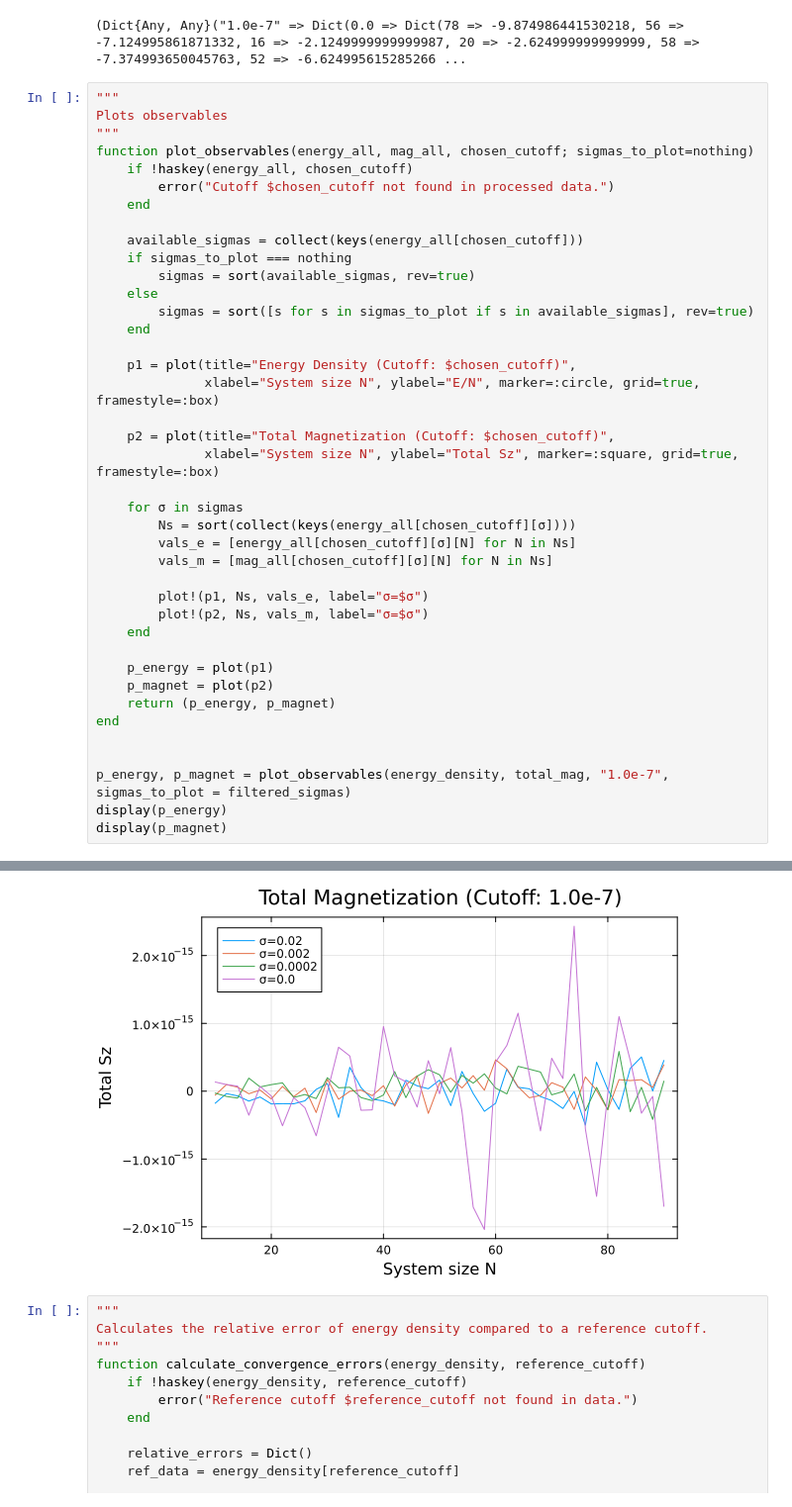
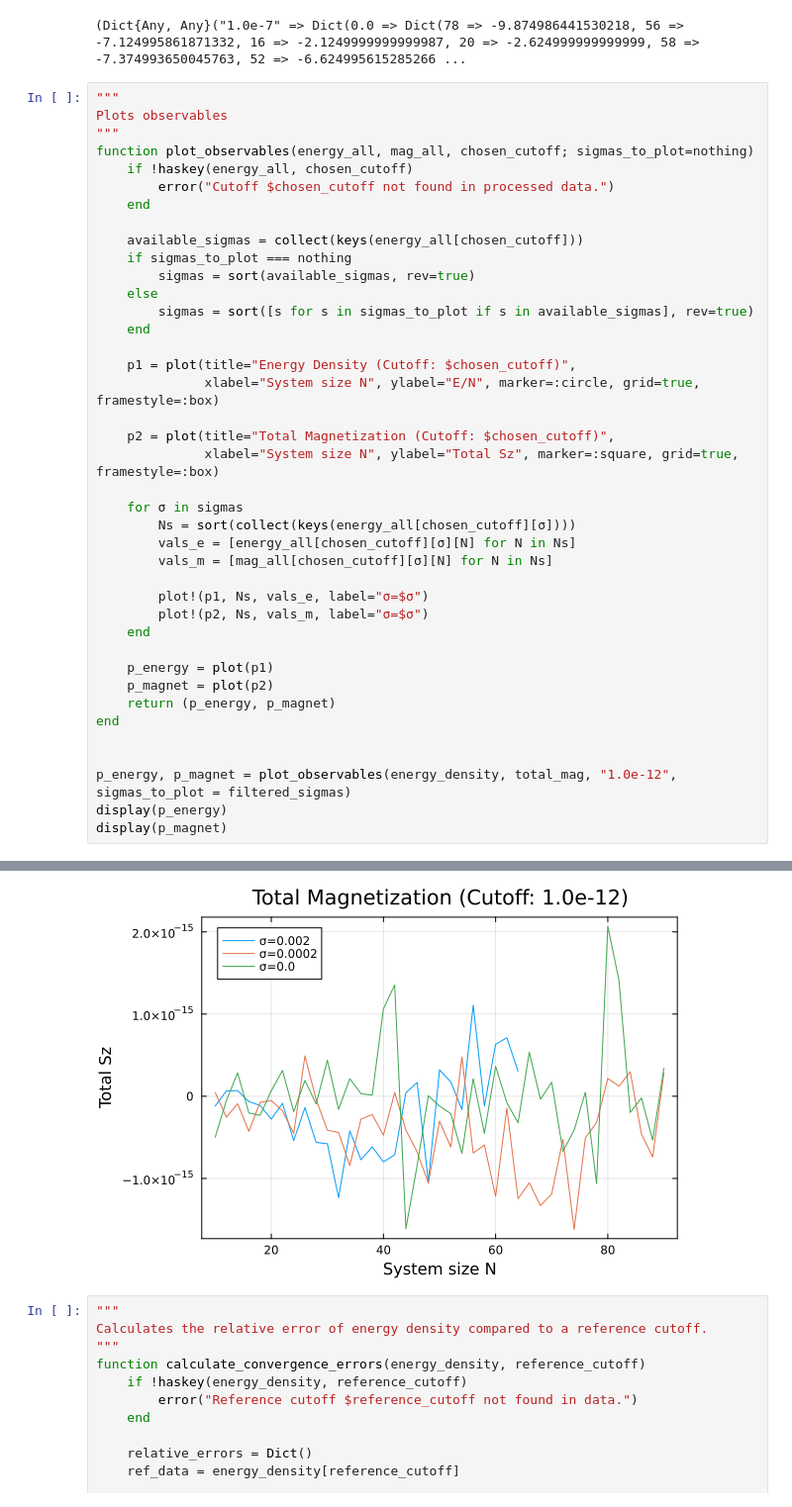
Before and after one commit to JuicerOfApples/FYRP, a Jupyter notebook: A_Truncations/A_observable_analysis.ipynb, the cells around one changed output, grey strips where cells are left out. Shown at 99% size. Drawn from its saved outputs; the diff is of its cells as text.

```diff
--- a/A_Truncations/A_observable_analysis.ipynb
+++ b/A_Truncations/A_observable_analysis.ipynb
@@ -126,7 +126,7 @@ function plot_observables(energy_all, mag_all, chosen_cutoff; sigmas_to_plot=not
 end
 
 
-p_energy, p_magnet = plot_observables(energy_density, total_mag, "1.0e-7", sigmas_to_plot = filtered_sigmas)
+p_energy, p_magnet = plot_observables(energy_density, total_mag, "1.0e-12", sigmas_to_plot = filtered_sigmas)
 display(p_energy)
 display(p_magnet)
 # %% [output]
@@ -134,4 +134,4 @@ display(p_magnet)
-[figure, old version]
+[figure, new version]
 # %%
 """
 Calculates the relative error of energy density compared to a reference cutoff.
```
Also changed, not shown: parts of 1 cell of this notebook, 6 other files.
